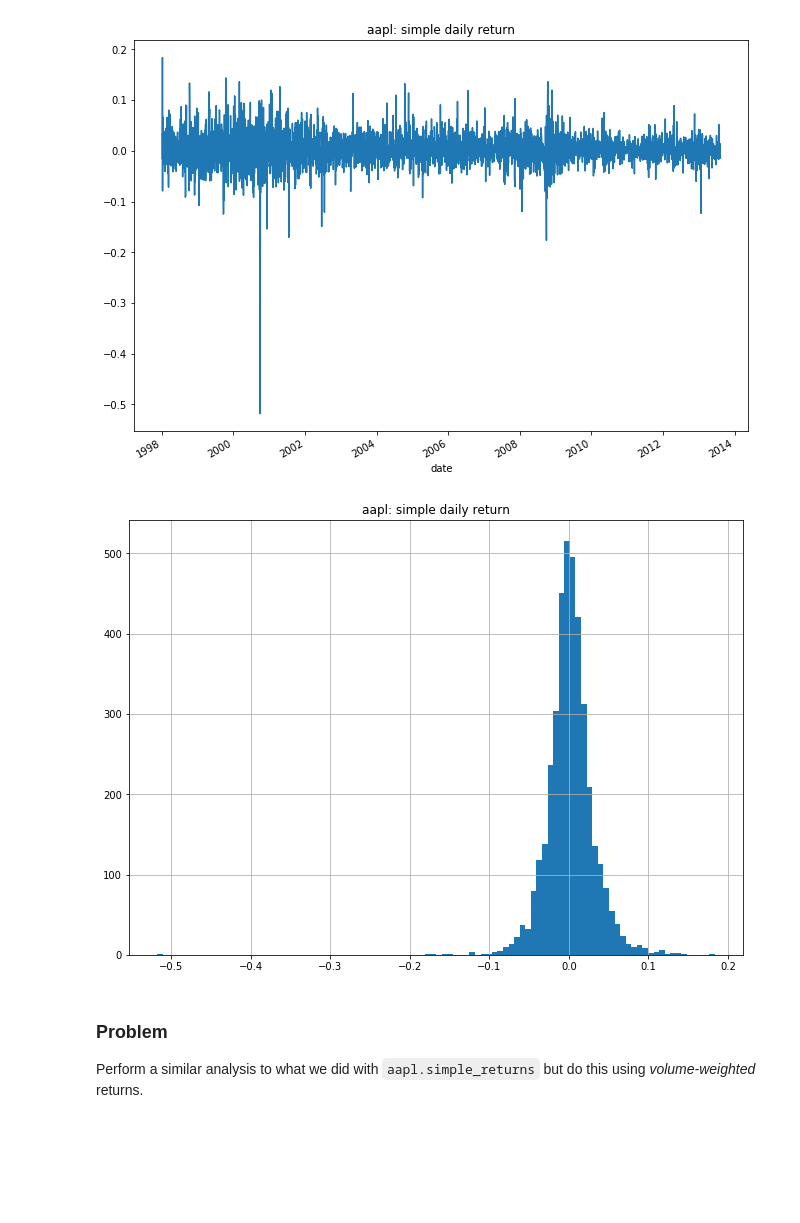
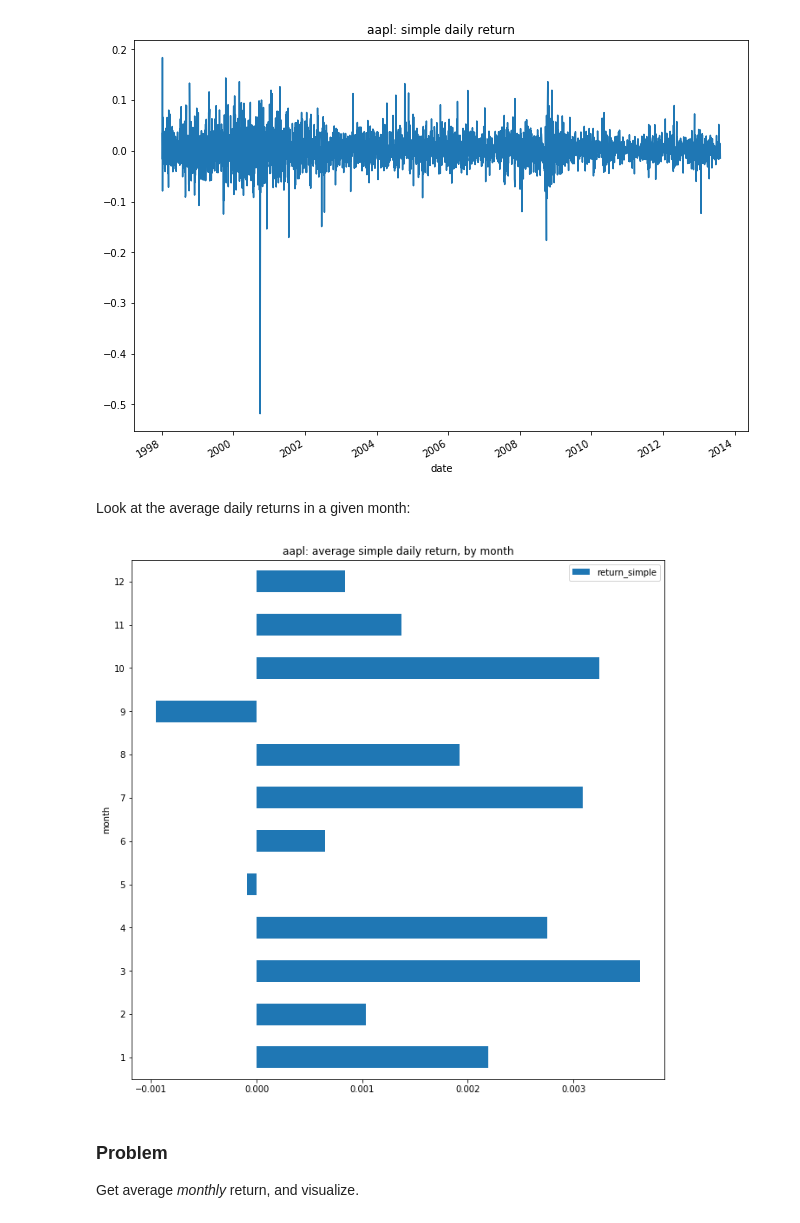
Before and after one commit to lermana/python_fundamentals, a Jupyter notebook: time_series_analysis.ipynb, the cells around one changed output. Cells and saved outputs as stored; diff of their text form; code cells hidden in the pictures; blank space fills up the shorter version.

```diff
--- a/time_series_analysis.ipynb
+++ b/time_series_analysis.ipynb
@@ -145,7 +145,7 @@ def get_df(csv_name, cols=cols):
 
     df.date = pd.to_datetime(df.date.astype(str), infer_datetime_format=True)
 
-    return df.set_index("date")
+    return df.set_index("date", drop=False)
 # %%
 dfs_iter = (
     get_df(
@@ -234,9 +258,17 @@ t = ax.set_title("aapl: simple daily return")
+# %% [markdown]
+Look at the average daily returns in a given month:
+# %%
+aapl_df["month"] = aapl_df.date.apply(lambda d: d.month)
 # %%
-ax = aapl_df.return_simple.hist(figsize=(11, 8), bins=100)
-t = ax.set_title("aapl: simple daily return")
+ax = aapl_df[["month", "return_simple"]
+             ].groupby("month"
+             ).mean(
+             ).plot.barh(figsize=(11, 11))
+
+t = ax.set_title("aapl: average simple daily return, by month")
 # %% [output]
-[figure, old version]
+[figure, new version]
-# %% [markdown]
-### Problem
-
-Perform a similar analysis to what we did with `aapl.simple_returns` but do this using _volume-weighted_ returns.
+# %% [markdown]
+### Problem
+
+Get average _monthly_ return, and visualize.
```
Also changed, not shown: parts of 21 cells of this notebook.
